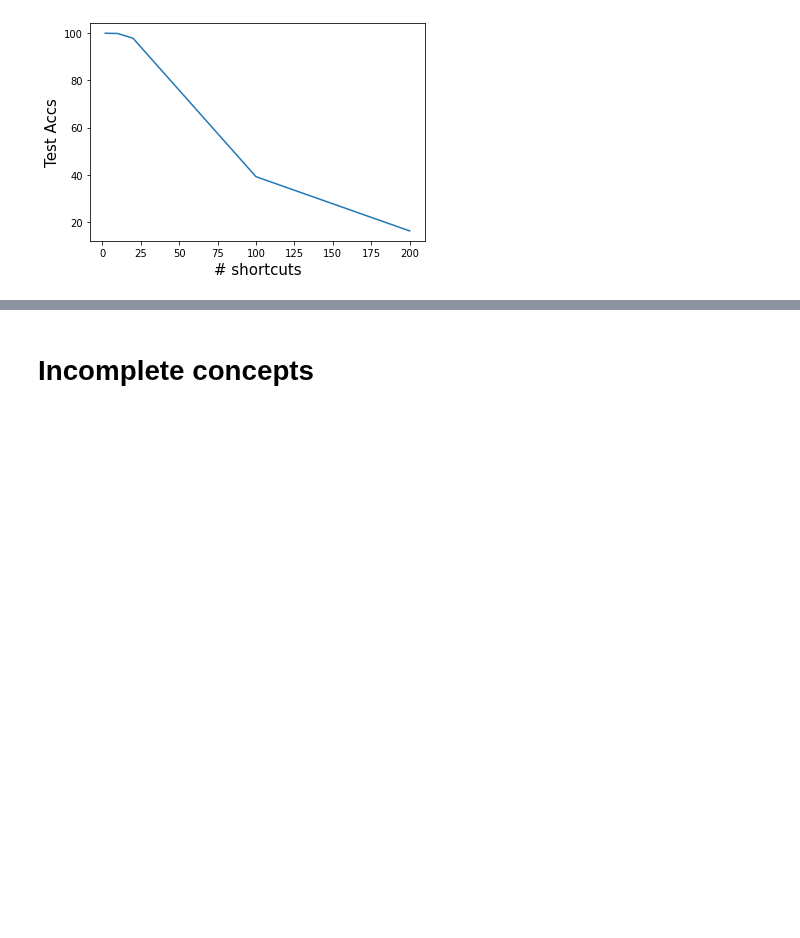
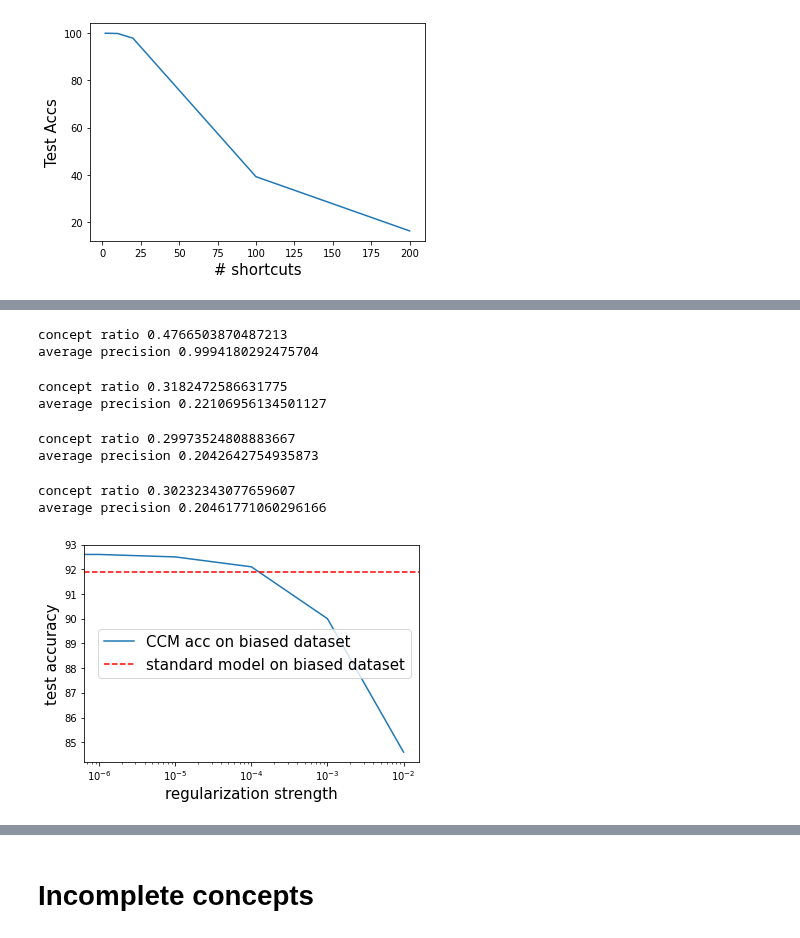
Before and after one commit to nathanwang000/ConceptCredibleModel, a Jupyter notebook: notebooks/birds_standard.ipynb, the cells around one changed output, grey strips where cells are left out. Saved outputs shown, nothing was run; the diff lists cells and outputs as text; code cells hidden in the pictures; blank space fills up the shorter version.

Commit message:
ccm shortcut code setted up

```diff
--- a/notebooks/birds_standard.ipynb
+++ b/notebooks/birds_standard.ipynb
@@ -279,0 +304,69 @@ plt.show()
+# %%
+net = torch.load('../outputs/7eea764ae3b411ebb773ac1f6b24a434/ccm.pt') # ccm 0.0001 with shortcut
+
+n_concepts = 108
+attribution = net.net_y[1].weight # (n_classes, n_concepts)
+print('concept ratio', attribution_ratio(attribution, torch.arange(n_concepts)))
+print('average precision', average_precision_score(torch.cat([torch.ones(n_concepts), torch.zeros(attribution.shape[1]-n_concepts)]).numpy(),
+                                                   attribution.abs().sum(0).detach().cpu().numpy()))
+# %% [output]
+concept ratio 0.4766503870487213
+average precision 0.9994180292475704
+# %%
+net = torch.load('../outputs/90c87182e3b411ebb773ac1f6b24a434/ccm.pt') # ccm 0.00001 with shortcut
+
+n_concepts = 108
+attribution = net.net_y[1].weight # (n_classes, n_concepts)
+print('concept ratio', attribution_ratio(attribution, torch.arange(n_concepts)))
+print('average precision', average_precision_score(torch.cat([torch.ones(n_concepts), torch.zeros(attribution.shape[1]-n_concepts)]).numpy(),
+                                                   attribution.abs().sum(0).detach().cpu().numpy()))
+# %% [output]
+concept ratio 0.3182472586631775
+average precision 0.22106956134501127
+# %%
+net = torch.load('../outputs/9c176232e3b411ebb773ac1f6b24a434/ccm.pt') # ccm 0.000001 with shortcut
+
+n_concepts = 108
+attribution = net.net_y[1].weight # (n_classes, n_concepts)
+print('concept ratio', attribution_ratio(attribution, torch.arange(n_concepts)))
+print('average precision', average_precision_score(torch.cat([torch.ones(n_concepts), torch.zeros(attribution.shape[1]-n_concepts)]).numpy(),
+                                                   attribution.abs().sum(0).detach().cpu().numpy()))
+# %% [output]
+concept ratio 0.29973524808883667
+average precision 0.2042642754935873
+# %%
+net = torch.load('../outputs/5c858bf8e3b411ebb773ac1f6b24a434/ccm.pt') # ccm 0 with shortcut
+
+n_concepts = 108
+attribution = net.net_y[1].weight # (n_classes, n_concepts)
+print('concept ratio', attribution_ratio(attribution, torch.arange(n_concepts)))
+print('average precision', average_precision_score(torch.cat([torch.ones(n_concepts), torch.zeros(attribution.shape[1]-n_concepts)]).numpy(),
+                                                   attribution.abs().sum(0).detach().cpu().numpy()))
+# %% [output]
+concept ratio 0.30232343077659607
+average precision 0.20461771060296166
+# %%
+alpha_biasAcc_cleanAcc_noiseCleanAcc_conceptRatio = [
+(0.01, 84.6, 36.7, 47.5, 0.979),
+(0.001, 90.0, 35.5, 43.0, 0.875),
+(0.0001, 92.1, 26.6, 32.6, 0.477),
+(0.00001, 92.5, 23.8, 29.7, 0.318),
+(0.000001, 92.6, 23.1, 29.2, 0.300),
+(0, 92.4, 23.7, 30.2, 0.302)
+]
+alphas = list(map(lambda x: x[0], alpha_biasAcc_cleanAcc_noiseCleanAcc_conceptRatio))
+biasAccs = list(map(lambda x: x[1], alpha_biasAcc_cleanAcc_noiseCleanAcc_conceptRatio))
+cleanAccs = list(map(lambda x: x[2], alpha_biasAcc_cleanAcc_noiseCleanAcc_conceptRatio))
+noiseCleanAccs = list(map(lambda x: x[3], alpha_biasAcc_cleanAcc_noiseCleanAcc_conceptRatio))
+conceptRatios = list(map(lambda x: x[4], alpha_biasAcc_cleanAcc_noiseCleanAcc_conceptRatio))
+# %%
+plt.semilogx(alphas, biasAccs, label='CCM acc on biased dataset')
+# plt.semilogx(alphas, cleanAccs, label='CCM acc on clean dataset')
+plt.axhline(91.9, ls='--', color='red', label='standard model on biased dataset')
+# plt.axhline(72.0, ls='--', color='orange', label='CBM')
+plt.legend(fontsize=15)
+plt.xlabel('regularization strength', fontsize=15)
+plt.ylabel('test accuracy', fontsize=15)
+plt.show()
+# %% [output]
+[figure, added]
```
Also changed, not shown: parts of 7 cells of this notebook, 2 other files.
